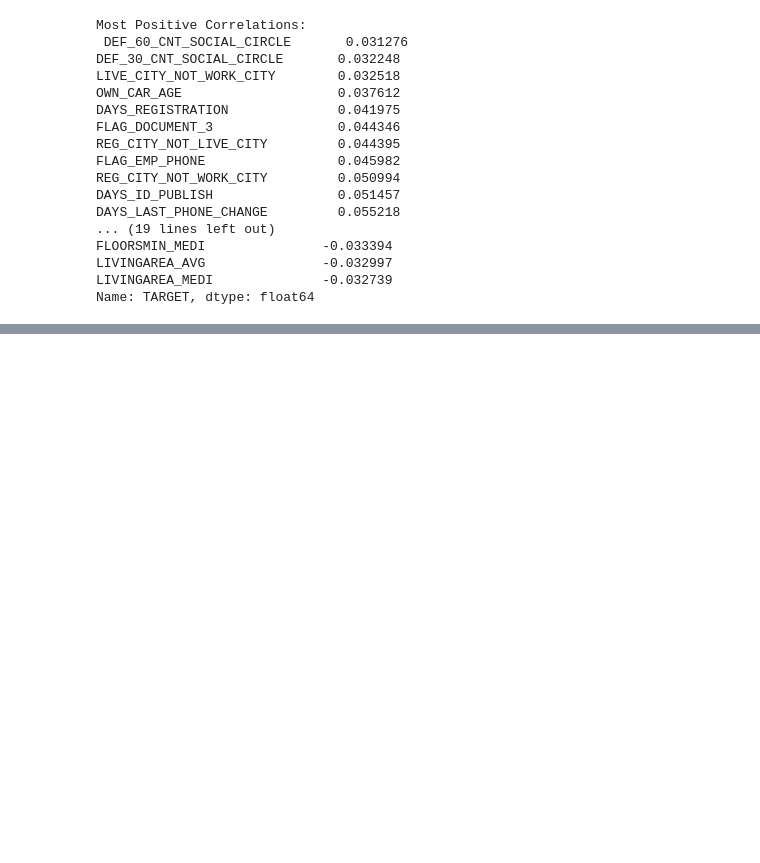
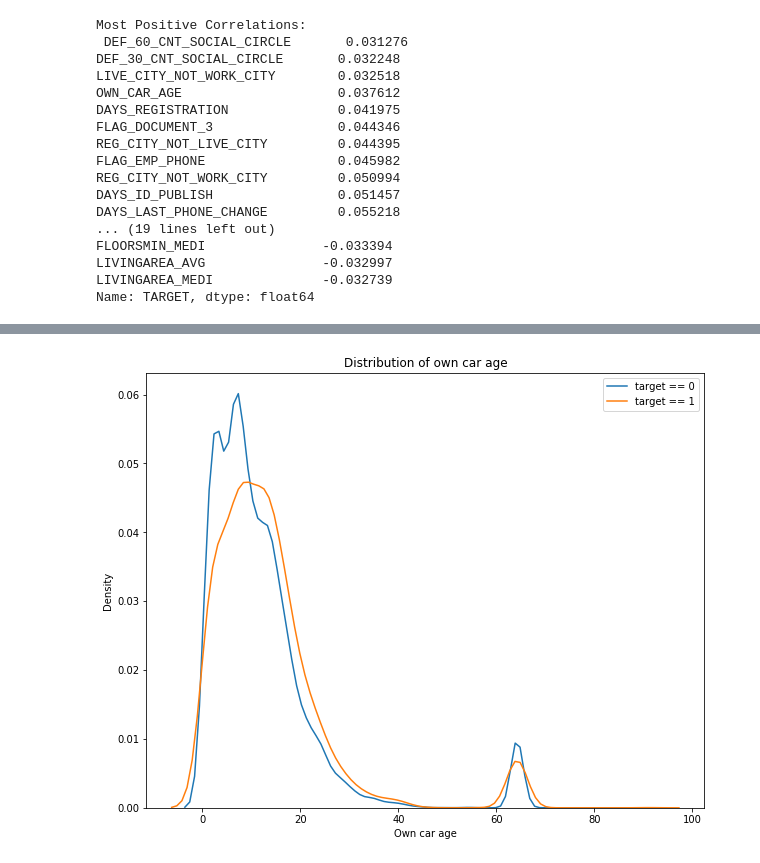
Before and after one commit to takura247/python, a Jupyter notebook: home_credit.ipynb, the cells around one changed output, grey strips where cells are left out. Saved outputs shown, nothing was run; the diff lists cells and outputs as text; code cells hidden in the pictures; blank space fills up the shorter version.

```diff
--- a/home_credit.ipynb
+++ b/home_credit.ipynb
@@ -63,11 +74,14 @@ Exploring distributions of variables on different target values
 # %%
 plt.figure(figsize = (10, 8))
+tmp = application.dropna(subset=['OWN_CAR_AGE'])
 
 # KDE plot of loans that were repaid on time
-sns.kdeplot(application.loc[application['TARGET'] == 0, 'OWN_CAR_AGE'], label = 'target == 0')
+sns.kdeplot(tmp.loc[tmp['TARGET'] == 0, 'OWN_CAR_AGE'], label = 'target == 0')
 
 # KDE plot of loans which were not repaid on time
-sns.kdeplot(application.loc[application['TARGET'] == 1, 'OWN_CAR_AGE'] , label = 'target == 1')
+sns.kdeplot(tmp.loc[tmp['TARGET'] == 1, 'OWN_CAR_AGE'] , label = 'target == 1')
 
 # Labeling of plot
 plt.xlabel('Own car age'); plt.ylabel('Density'); plt.title('Distribution of own car age');
+# %% [output]
+[figure, added]
```
Also changed, not shown: parts of 12 cells of this notebook, 3 other files.
